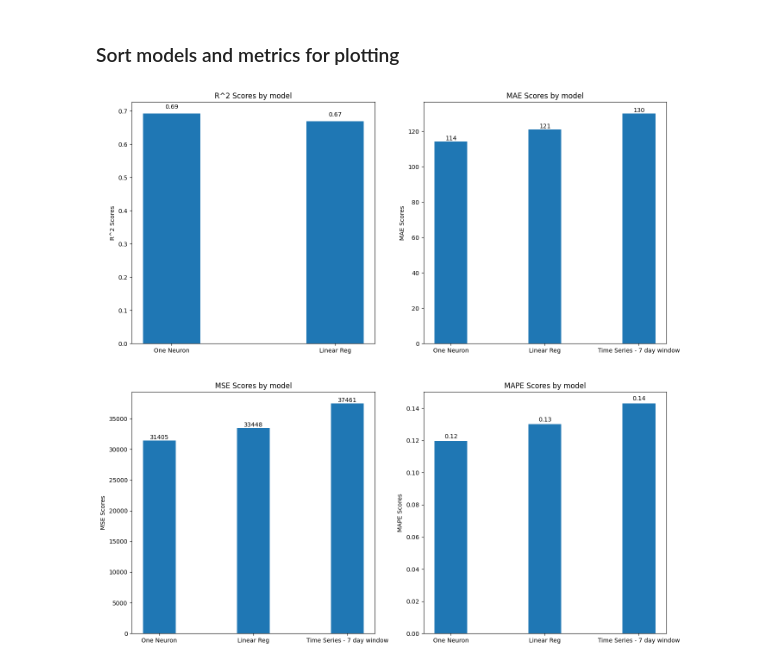
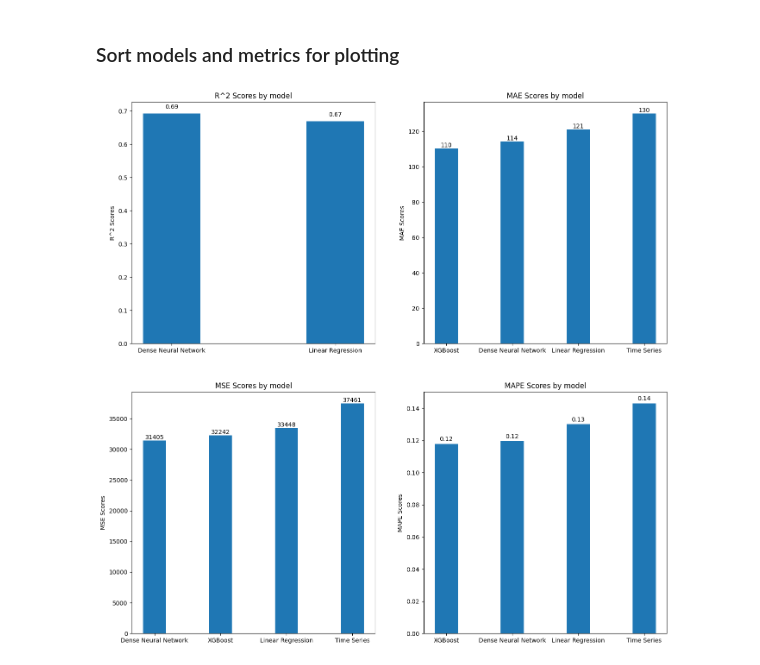
Before and after one commit to stevenhobbs/5501_Ontime_flights, a Jupyter notebook: 0.DFW_daily_flights_model_comparison.ipynb, the cells around one changed output. Cells and saved outputs as stored; diff of their text form; code cells hidden in the pictures.

Commit message:
"updated XGBoost preprocessor"

```diff
--- a/0.DFW_daily_flights_model_comparison.ipynb
+++ b/0.DFW_daily_flights_model_comparison.ipynb
@@ -19,6 +19,12 @@ DNN_1N_mae = DNN_data.query("model == 'OneNeuron_LR'")['mae'].values[0]
 DNN_1N_mse = DNN_data.query("model == 'OneNeuron_LR'")['mse'].values[0]
 DNN_1N_mape = DNN_data.query("model == 'OneNeuron_LR'")['mape'].values[0]
 
+# Get XGBoost metrics
+XGB_data = pd.read_csv("model_output/flights_ontime/xgb_val_performance.csv")
+xgb_mae = XGB_data['MAE'].values[0]
+xgb_mse = XGB_data['MSE'].values[0]
+xgb_mape = XGB_data['MAPE'].values[0]
+
 # Get time series metrics
 TS_data = pd.read_csv("model_output/TimeSeries_results.csv")
 LSTMw28_mae = TS_data.query("model == 'LSTMw28' and library == 'Keras'")['MAE'].values[0]
@@ -29,9 +35,12 @@ LSTMw28_mape = TS_data.query("model == 'LSTMw28' and library == 'Sklearn'")['MAP
 # %%
 # Metric lists
 r2 = [LR_r2, DNN_1N_r2]
-mae = [LR_mae, DNN_1N_mae, LSTMw28_mae]
-mse = [LR_mse, DNN_1N_mse, LSTMw28_mse]
-mape = [LR_mape, DNN_1N_mape, LSTMw28_mape]
+mae = [LR_mae, DNN_1N_mae, LSTMw28_mae, xgb_mae]
+mse = [LR_mse, DNN_1N_mse, LSTMw28_mse, xgb_mse]
+mape = [LR_mape, DNN_1N_mape, LSTMw28_mape, xgb_mape]
+
+# Model lists
+models = ['Linear Regression', 'Dense Neural Network', 'Time Series', 'XGBoost']
 
 # Sort models and R^2 by R^2
 sorted_indices_r2 = np.argsort(r2)[::-1]
@@ -54,7 +63,7 @@ sorted_models_mape = [models[i] for i in sorted_indices_mape]
 sorted_mape = [mape[i] for i in sorted_indices_mape]
 # %%
 # Plot
-models = ['Linear Reg', 'One Neuron', 'Time Series - 28 day window']
+models = ['Linear Reg', 'One Neuron', 'Time Series - 28 day window', 'XGBoost']
 x = np.arange(len(models))
 bar_width = 0.35
 fix, axes = plt.subplots(nrows=2, ncols=2, figsize=(16, 16))
@@ -88,31 +97,31 @@ for bar, value in zip(bars_mae, sorted_mae):
 # MSE
 bar_mse = axes[1,0].bar(x, sorted_mse, bar_width, label='MSE')
 # axes[1,0].set_xlabel('Models')
 axes[1,0].set_ylabel('MSE Scores')
 axes[1,0].set_title('MSE Scores by model')
 axes[1,0].set_xticks(x)
 axes[1,0].set_xticklabels(sorted_models_mse)
 
 # Add values above MSE bars
 for bar, value in zip(bar_mse, sorted_mse):
     height = bar.get_height()
     axes[1,0].text(bar.get_x() + bar.get_width() / 2, height + 0.01, f'{value:.0f}', ha='center', va='bottom')
 
 # MAPE
 bar_mape = axes[1,1].bar(x, sorted_mape, bar_width, label='MAPE')
 # axes[1,1].set_xlabel('Models')
 axes[1,1].set_ylabel('MAPE Scores')
 axes[1,1].set_title('MAPE Scores by model')
 axes[1,1].set_xticks(x)
 axes[1,1].set_xticklabels(sorted_models_mape)
 
 # Add values above MAPE bars
 for bar, value in zip(bar_mape, sorted_mape):
     height = bar.get_height()
     axes[1,1].text(bar.get_x() + bar.get_width() / 2, height + 0.001, f'{value:.2f}', ha='center', va='bottom')
 
 
 plt.tight_layout
 plt.show()
 # %% [output]
-[figure, old version]
+[figure, new version]
```
Also changed, not shown: 24 other files.
